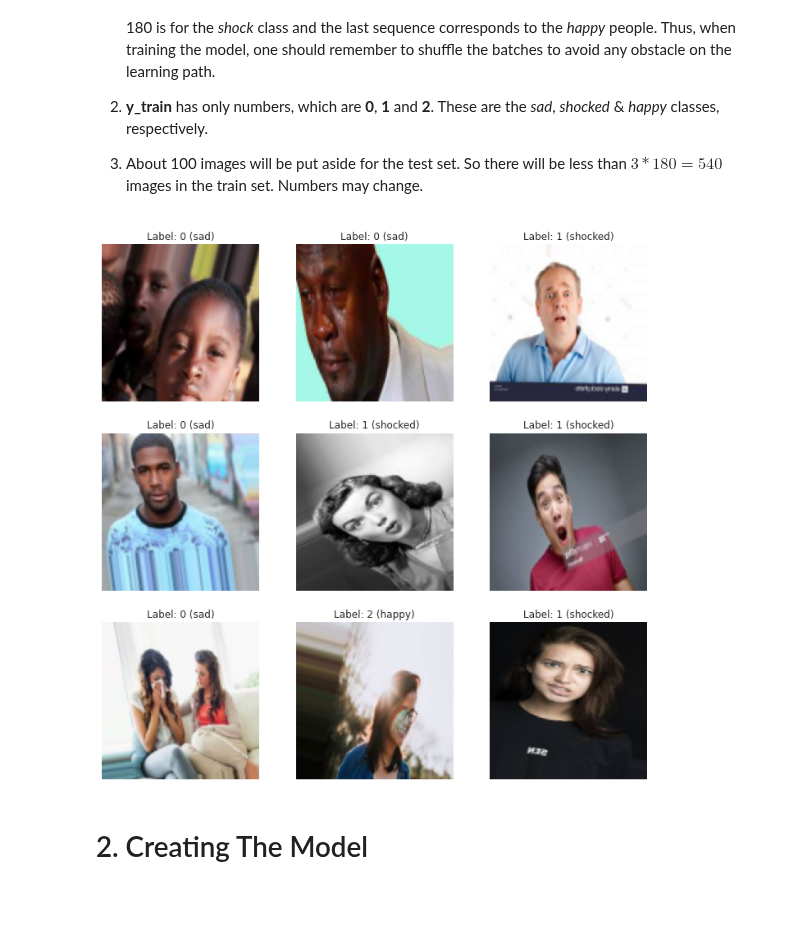
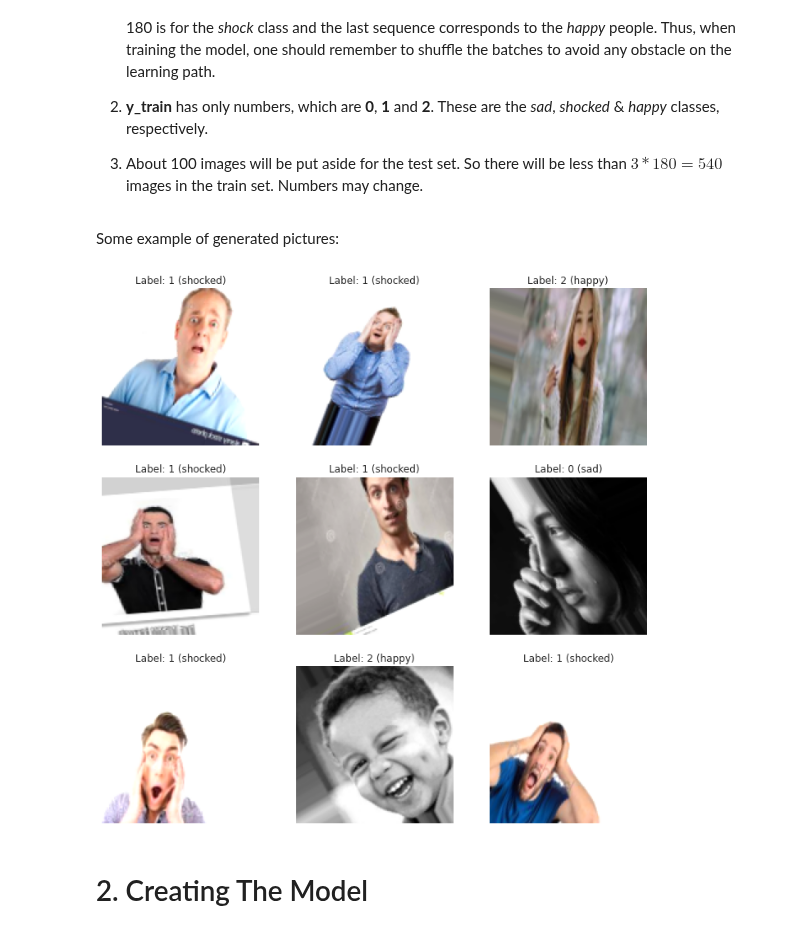
Before and after one commit to gulmert89/bootcamp_files, a Jupyter notebook: project5.ipynb, the cells around one changed output. Saved outputs shown, nothing was run; the diff lists cells and outputs as text; code cells hidden in the pictures; blank space fills up the shorter version.

```diff
--- a/project5.ipynb
+++ b/project5.ipynb
@@ -102,7 +102,7 @@ train_datagen = ImageDataGenerator(
     rotation_range=35,    # adjusted
     width_shift_range=0.20,    # adjusted
     height_shift_range=0.20,    # adjusted
-    brightness_range=None,
+    brightness_range=(0.75, 1.25),    # adjusted
     shear_range=0.20,    # adjusted
     zoom_range=0.20,    # adjusted
     channel_shift_range=0.0,
@@ -113,35 +113,36 @@ train_datagen = ImageDataGenerator(
     rescale=None,
     preprocessing_function=None,
     data_format=None,
-    validation_split=0.0,
+    validation_split=0,
     dtype=None,
 )
+# %% [markdown]
+Some example of generated pictures:
 # %%
-# some example of generated pictures
+# https://keras.io/api/preprocessing/image/#flow-method
+train_generator = train_datagen.flow(x=X_train, y=y_train,
+                                     batch_size=4,
+                                     shuffle=True,
+                                     sample_weight=None,
+                                     seed=None,
+                                     save_to_dir=None,
+                                     save_prefix="",
+                                     save_format="png",
+                                     subset=None,
+                                     )
 sns.set_style(style="white")
 plt.figure(figsize=(12,12))
-
-# https://keras.io/api/preprocessing/image/#flow-method
-for i, picture in enumerate(train_datagen.flow(x=X_train, y=y_train,
-    batch_size=32,
-    shuffle=True,
-    sample_weight=None,
-    seed=None,
-    save_to_dir=None,
-    save_prefix="",
-    save_format="png",
-    subset=None)):
-
+for i, picture in enumerate(train_generator):
     plt.subplot(3,3,i+1)
     plt.imshow(array_to_img(picture[0][0]))
     label_num = picture[1][0]
     label_str = "happy" if label_num==2 else "shocked" if label_num else "sad"
     plt.title(f"Label: {label_num} ({label_str})")
     plt.axis("off")
     if i == 8:
         break
 plt.show()
 # %% [output]
-[figure, old version]
+[figure, new version]
 # %% [markdown]
 # 2. Creating The Model
```
Also changed, not shown: parts of 5 cells of this notebook.
